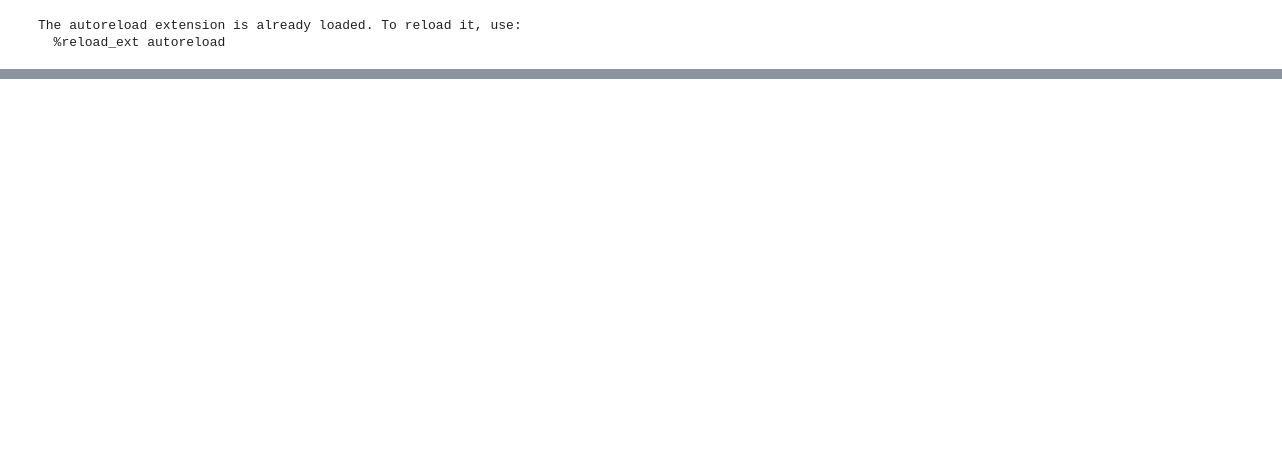
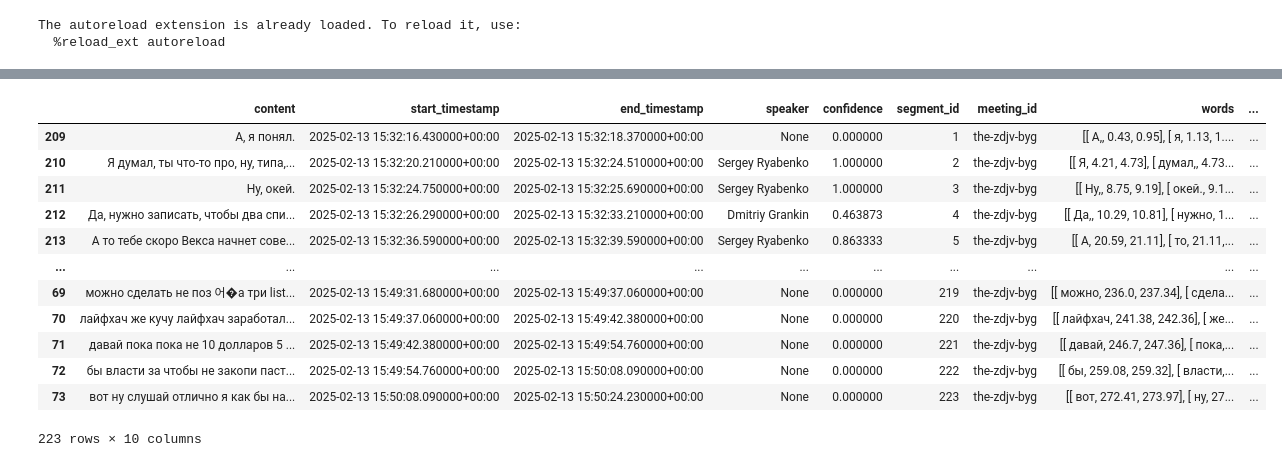
Before and after one commit to Vexa-ai/vexa-transcription-service, a Jupyter notebook: app/nbs/01.ipynb, the cells around one changed output, grey strips where cells are left out. Saved outputs shown, nothing was run; the diff lists cells and outputs as text; code cells hidden in the pictures; blank space fills up the shorter version.

```diff
--- a/app/nbs/01.ipynb
+++ b/app/nbs/01.ipynb
@@ -46,0 +47,13 @@ df.tail(10)
+# %%
+# Add debug logging before getting transcripts
+logging.basicConfig(level=logging.DEBUG)
+logger = logging.getLogger(__name__)
+
+# Get and inspect raw data first
+raw_transcripts = await redis_client.keys('transcript:*')
+logger.debug(f"Found transcript keys: {raw_transcripts}")
+
+df = await Transcript.get_all_transcripts_df(redis_client)
+logger.debug(f"DataFrame columns: {df.columns}")
+logger.debug(f"DataFrame shape: {df.shape}")
+df.tail(10)
@@ -46,0 +72,16 @@ df.tail(10)
+# %%
+df
+# %% [output]
+|  | content | start_timestamp | end_timestamp | speaker | confidence | segment_id | meeting_id | words | ... |
+| 209 | А, я понял. | 2025-02-13 15:32:16.430000+00:00 | 2025-02-13 15:32:18.370000+00:00 | None | 0.000000 | 1 | the-zdjv-byg | [[ А,, 0.43, 0.95], [ я, 1.13, 1.... | ... |
+| 210 | Я думал, ты что-то про, ну, типа,... | 2025-02-13 15:32:20.210000+00:00 | 2025-02-13 15:32:24.510000+00:00 | Sergey Ryabenko | 1.000000 | 2 | the-zdjv-byg | [[ Я, 4.21, 4.73], [ думал,, 4.73... | ... |
+| 211 | Ну, окей. | 2025-02-13 15:32:24.750000+00:00 | 2025-02-13 15:32:25.690000+00:00 | Sergey Ryabenko | 1.000000 | 3 | the-zdjv-byg | [[ Ну,, 8.75, 9.19], [ окей., 9.1... | ... |
+| 212 | Да, нужно записать, чтобы два спи... | 2025-02-13 15:32:26.290000+00:00 | 2025-02-13 15:32:33.210000+00:00 | Dmitriy Grankin | 0.463873 | 4 | the-zdjv-byg | [[ Да,, 10.29, 10.81], [ нужно, 1... | ... |
+| 213 | А то тебе скоро Векса начнет сове... | 2025-02-13 15:32:36.590000+00:00 | 2025-02-13 15:32:39.590000+00:00 | Sergey Ryabenko | 0.863333 | 5 | the-zdjv-byg | [[ А, 20.59, 21.11], [ то, 21.11,... | ... |
+| ... | ... | ... | ... | ... | ... | ... | ... | ... | ... |
+| 69 | можно сделать не поз 어�a три list... | 2025-02-13 15:49:31.680000+00:00 | 2025-02-13 15:49:37.060000+00:00 | None | 0.000000 | 219 | the-zdjv-byg | [[ можно, 236.0, 237.34], [ сдела... | ... |
+| 70 | лайфхач же кучу лайфхач заработал... | 2025-02-13 15:49:37.060000+00:00 | 2025-02-13 15:49:42.380000+00:00 | None | 0.000000 | 220 | the-zdjv-byg | [[ лайфхач, 241.38, 242.36], [ же... | ... |
+| 71 | давай пока пока не 10 долларов 5 ... | 2025-02-13 15:49:42.380000+00:00 | 2025-02-13 15:49:54.760000+00:00 | None | 0.000000 | 221 | the-zdjv-byg | [[ давай, 246.7, 247.36], [ пока,... | ... |
+| 72 | бы власти за чтобы не закопи паст... | 2025-02-13 15:49:54.760000+00:00 | 2025-02-13 15:50:08.090000+00:00 | None | 0.000000 | 222 | the-zdjv-byg | [[ бы, 259.08, 259.32], [ власти,... | ... |
+| 73 | вот ну слушай отлично я как бы на... | 2025-02-13 15:50:08.090000+00:00 | 2025-02-13 15:50:24.230000+00:00 | None | 0.000000 | 223 | the-zdjv-byg | [[ вот, 272.41, 273.97], [ ну, 27... | ... |
+223 rows × 10 columns
```
Also changed, not shown: parts of 4 cells of this notebook, 11 other files.
